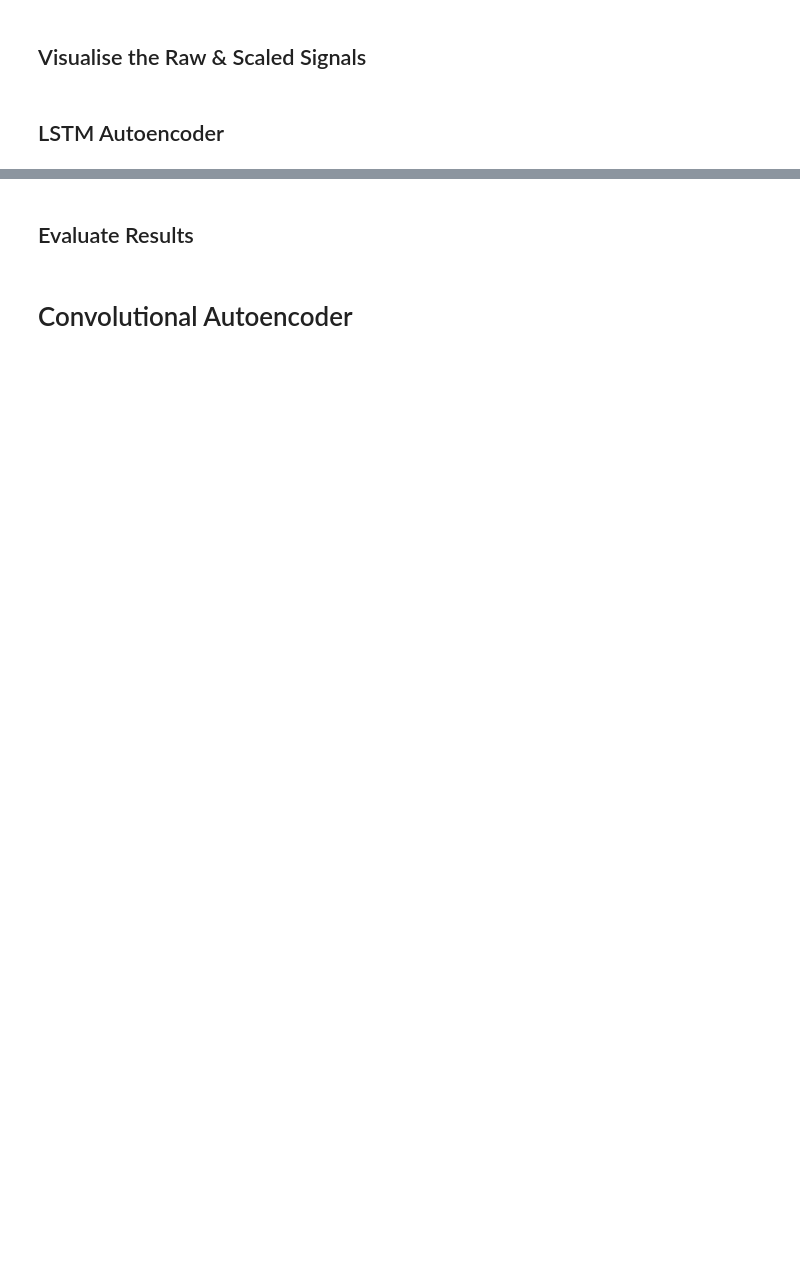
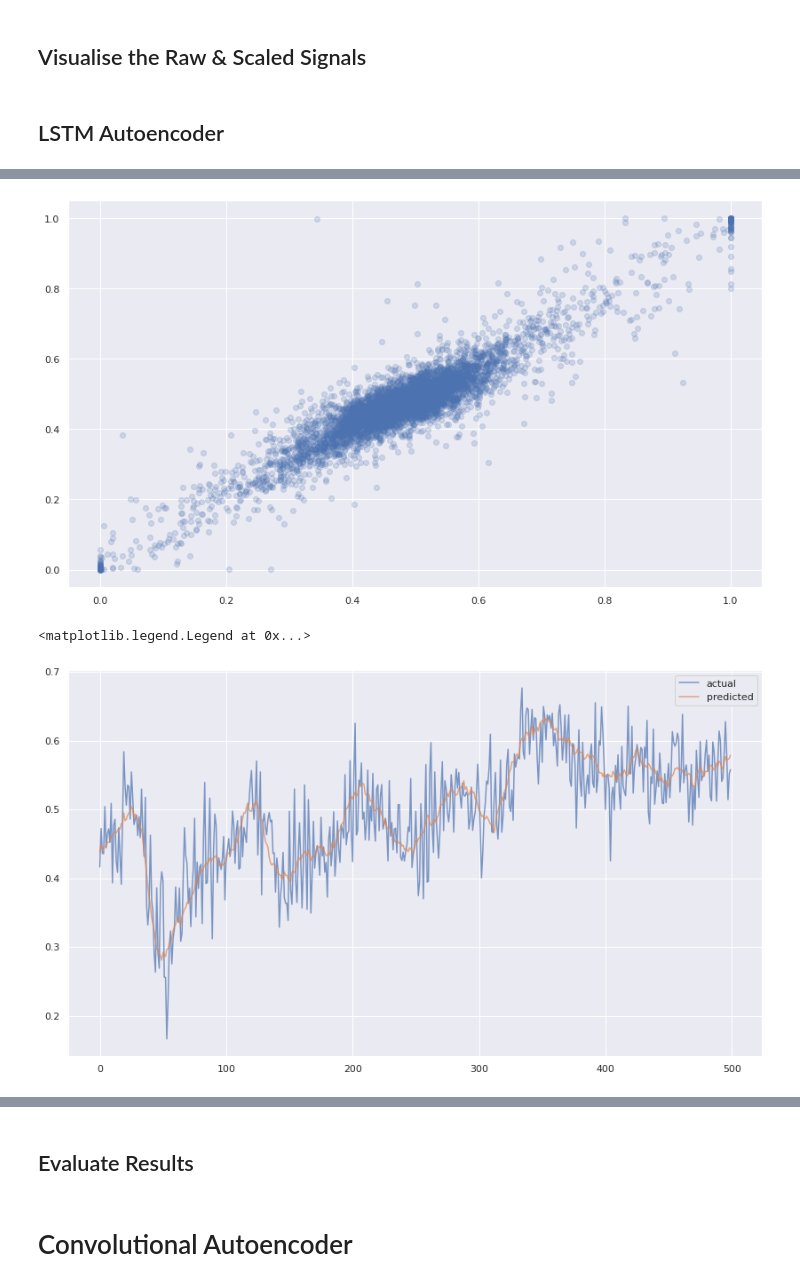
Before and after one commit to BRomans/IdMind, a Jupyter notebook: fc_autoencoder.ipynb, the cells around one changed output, grey strips where cells are left out. Cells and saved outputs as stored; diff of their text form; code cells hidden in the pictures; blank space fills up the shorter version.

Commit message:
implemented FC autoencoder for subset of data

```diff
--- a/fc_autoencoder.ipynb
+++ b/fc_autoencoder.ipynb
@@ -146,8 +154,25 @@ def autoencoder_model(X):
     output = TimeDistributed(Dense(X.shape[2]))(L5)
     model = Model(inputs=inputs, outputs=output)
     return model
+# %%
+# define the autoencoder network model (Keras)
+def fc_autoencoder_model(X):
+    inputs = Input(shape=(500,))
+    e1 = Dense(225, activation='relu')(inputs)
+    e2 = Dense(150, activation='relu')(e1)
+    e3 = Dense(70, activation='relu')(e2)
+    encoded = Dense(70, activation='relu')(e3)
+    d1 = Dense(70, activation='relu')(encoded)
+    d2 = Dense(150, activation='relu')(d1)
+    d3 = Dense(225, activation='relu')(d2)
+    decoded = Dense(X.shape[1], activation='sigmoid')(d3)
+
+    model = Model(inputs=inputs, outputs=decoded)
+    return model
 # %%
 # create the autoencoder model
-model = autoencoder_model(x_train)
+# x_subs = x_train[:,::100]
+
+model = fc_autoencoder_model(x_train_1f)
 model.compile(optimizer='adam', loss='mae')
 model.summary()
@@ -154,8 +197,8 @@ model.summary()
 # %%
 # fit the model to the data
-nb_epochs = 5
+nb_epochs = 1000
 batch_size = 100
-history = model.fit(x_train, x_train, epochs=nb_epochs,
+history = model.fit(x_train_1f, x_train_1f, epochs=nb_epochs,
                     batch_size=batch_size,
-                    validation_split=0.05
+                    # validation_split=0.05
                     ).history
@@ -161,0 +223,24 @@ history = model.fit(x_train, x_train, epochs=nb_epochs,
+# %%
+# Plot samples.
+x_pred = model.predict(x_train_1f)
+
+# Plot actuals vs. prediction for one column across all rows
+plt.figure(figsize=(14,8))
+plt.scatter(x_train_1f[:,0], x_pred[:,0],alpha=0.2)
+plt.show()
+
+# Plot actuals vs. predictions for one row across all columns
+plt.figure(figsize=(14,8))
+plt.plot(x_train_1f[0,:], label='actual', alpha=0.7)
+plt.plot(x_pred[0,:], label= 'predicted',alpha=0.7)
+plt.legend()
+
+# Plot same as above for a different row
+plt.figure(figsize=(14,8))
+plt.plot(x_train_1f[1039,:], label='actual', alpha=0.7)
+plt.plot(x_pred[1039,:], label= 'predicted',alpha=0.7)
+plt.legend()
+# %% [output]
+[figure, added]
+<matplotlib.legend.Legend at 0x...>
+[figure, added]
```
Also changed, not shown: parts of 6 cells of this notebook.
